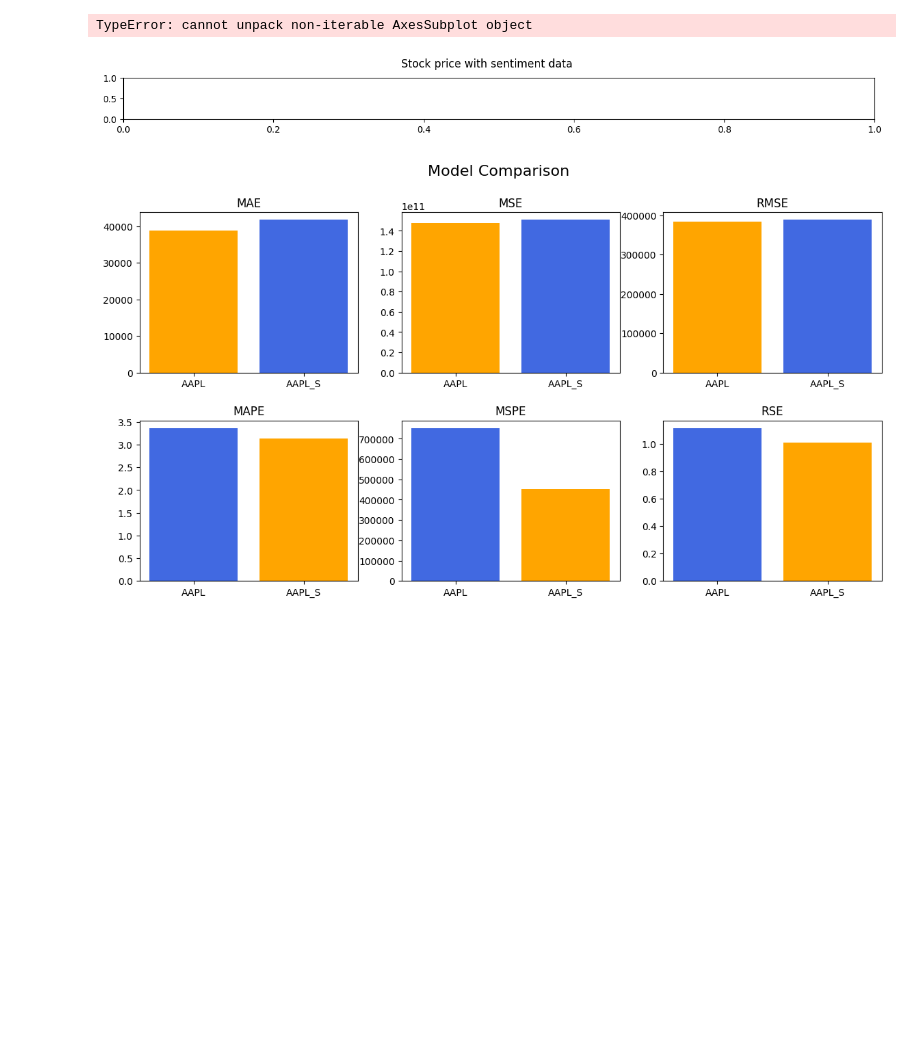
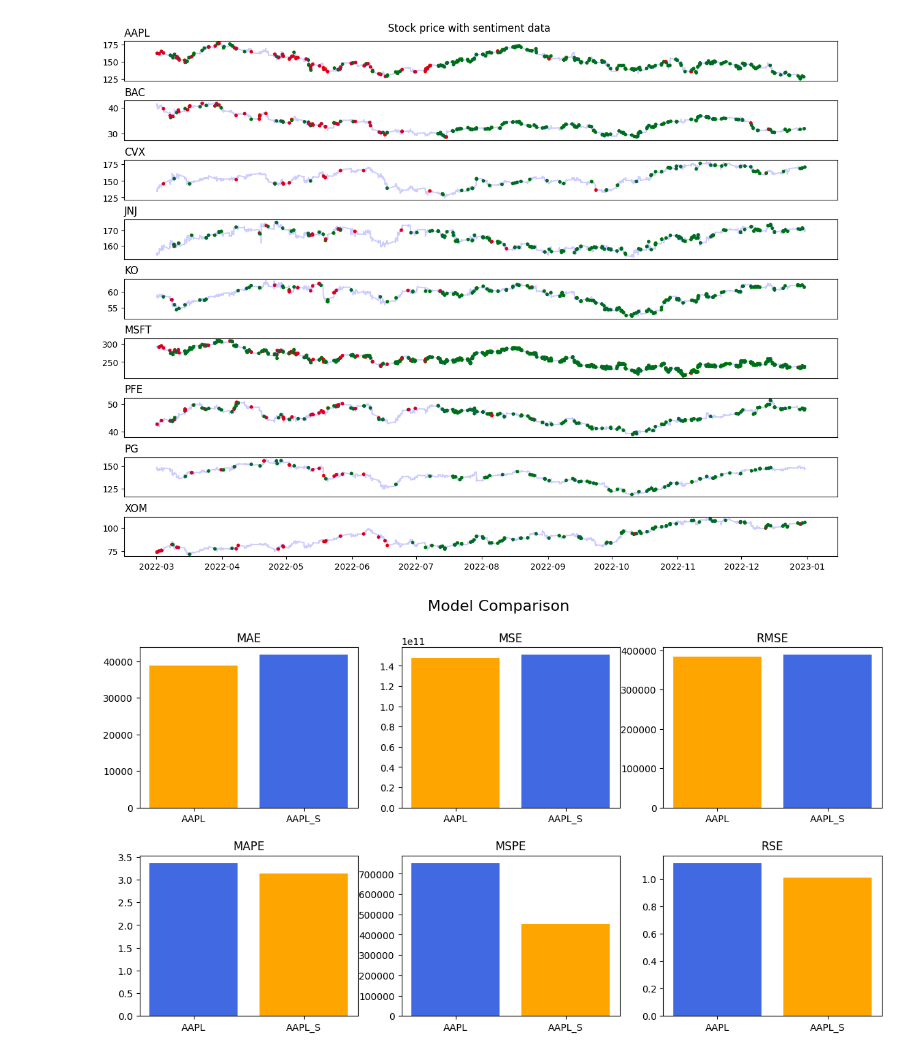
Before and after one commit to clo3olb/trader_ai, a Jupyter notebook: predictor/sentiment_analysis.ipynb, the cells around one changed output. Drawn from its saved outputs; the diff is of its cells as text; code cells hidden in the pictures; blank space fills up the shorter version.

```diff
--- a/predictor/sentiment_analysis.ipynb
+++ b/predictor/sentiment_analysis.ipynb
@@ -30,34 +30,34 @@ for i, symbol in enumerate(symbols):
     sentiment_data.sort_index(inplace=True)
     sentiment_data.head()
 
     price_data["Timestamp"] = pd.to_datetime(price_data["Timestamp"])
 
     # use only data from 2022-03 to 2022-12
     price_data = price_data[(price_data["Timestamp"] >= "2022-03-01") & (
         price_data["Timestamp"] <= "2022-12-31")]
 
     # add sentiment data to price data by merging on timestamp and if no matching data, put 0
     data = pd.merge(price_data, sentiment_data, on="Timestamp", how="left")
     data["sentiment"] = data["sentiment"].fillna(0)
     data["sentiment"] = data["sentiment"].astype(int)
 
     sentiment_scatter_data = data[data["sentiment"] != 0]
     sentiment_scatter_data = sentiment_scatter_data[["Timestamp", "Close", "sentiment"]]
 
     colors = sentiment_scatter_data["sentiment"].replace({1: 'green', -1: 'red'})
 
-    fig, ax = plt.subplot(len(symbols), 1, i + 1)
+    fig = plt.subplot(len(symbols), 1, i + 1)
     plt.scatter(sentiment_scatter_data["Timestamp"], sentiment_scatter_data["Close"], color=colors, s=10)
 
     plt.plot(data["Timestamp"], data["Close"], color='blue', alpha=0.2)
-    ax.get_xaxis().set_ticks([])
+    if i != len(symbols) - 1:
+        fig.axes.get_xaxis().set_ticks([])
     # Create legend with corresponding color dots
     legend_elements = [plt.Line2D([0], [0], marker='o', color='w', label='Positive', markerfacecolor='green', markersize=5),
                     plt.Line2D([0], [0], marker='o', color='w', label='Negative', markerfacecolor='red', markersize=5)]
     plt.title(symbol, loc='left')  # Add this line to set the title to the left
     # plt.legend(handles=legend_elements)
 
 plt.show()
 # %% [output]
-TypeError: cannot unpack non-iterable AxesSubplot object
-[figure, old version]
+[figure, new version]
```
Also changed, not shown: parts of 1 cell of this notebook, 2 other files.
